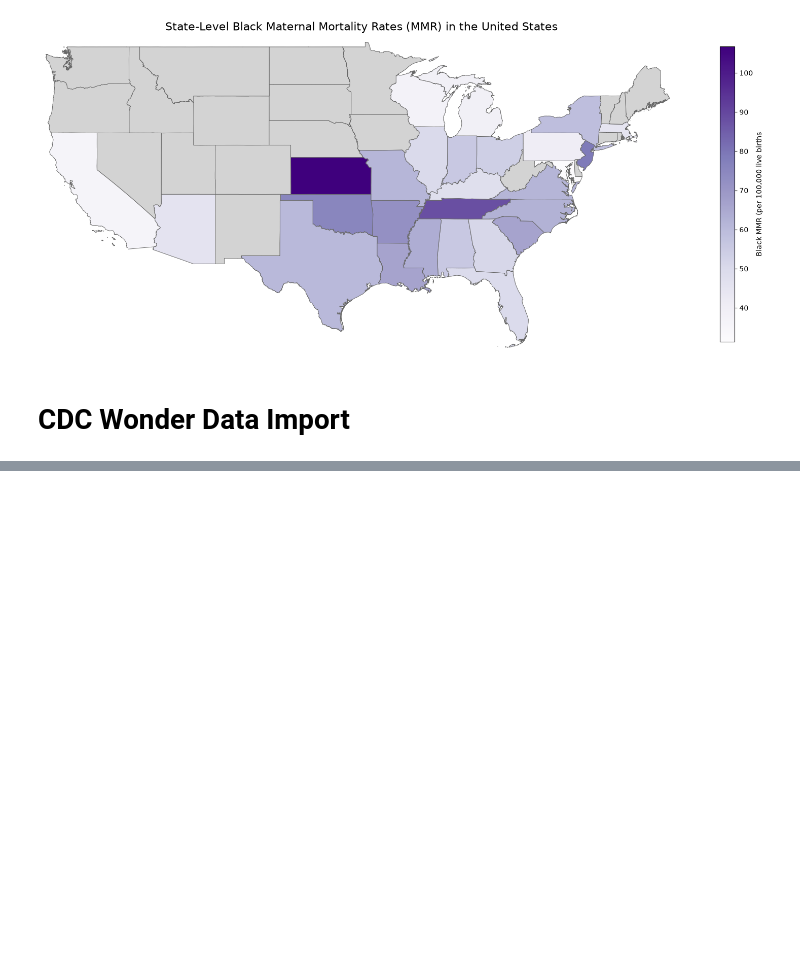
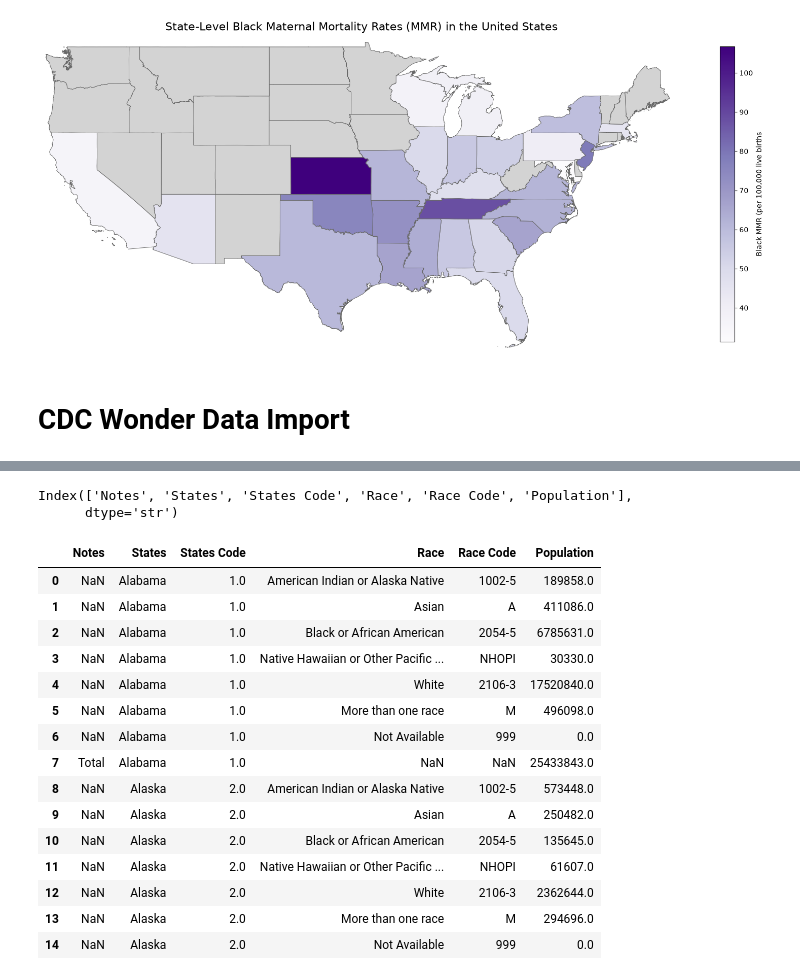
Before and after one commit to zebracodecat/zebra_MMR_Research_Milestone_2, a Jupyter notebook: mmr_analysis.ipynb, the cells around one changed output, grey strips where cells are left out. Drawn from its saved outputs; the diff is of its cells as text; code cells hidden in the pictures; blank space fills up the shorter version.

```diff
--- a/mmr_analysis.ipynb
+++ b/mmr_analysis.ipynb
@@ -275,0 +286,7 @@ plt.show()
+# %%
+# 1st the CDC Wonder Race Population Data
+# from Single-Race Population Estimates 2020-2024 by State and Single-Year Age Request
+
+race_population = pd.read_csv("race_population_2020-2024_state_cdc_wonder.csv", encoding="UTF-8")
+
+race_population.head()
@@ -275,0 +300,24 @@ plt.show()
+# %%
+race_population.columns
+# %% [output]
+Index(['Notes', 'States', 'States Code', 'Race', 'Race Code', 'Population'],
+      dtype='str')
+# %%
+race_population.head(15)
+# %% [output]
+|  | Notes | States | States Code | Race | Race Code | Population |
+| 0 | NaN | Alabama | 1.0 | American Indian or Alaska Native | 1002-5 | 189858.0 |
+| 1 | NaN | Alabama | 1.0 | Asian | A | 411086.0 |
+| 2 | NaN | Alabama | 1.0 | Black or African American | 2054-5 | 6785631.0 |
+| 3 | NaN | Alabama | 1.0 | Native Hawaiian or Other Pacific ... | NHOPI | 30330.0 |
+| 4 | NaN | Alabama | 1.0 | White | 2106-3 | 17520840.0 |
+| 5 | NaN | Alabama | 1.0 | More than one race | M | 496098.0 |
+| 6 | NaN | Alabama | 1.0 | Not Available | 999 | 0.0 |
+| 7 | Total | Alabama | 1.0 | NaN | NaN | 25433843.0 |
+| 8 | NaN | Alaska | 2.0 | American Indian or Alaska Native | 1002-5 | 573448.0 |
+| 9 | NaN | Alaska | 2.0 | Asian | A | 250482.0 |
+| 10 | NaN | Alaska | 2.0 | Black or African American | 2054-5 | 135645.0 |
+| 11 | NaN | Alaska | 2.0 | Native Hawaiian or Other Pacific ... | NHOPI | 61607.0 |
+| 12 | NaN | Alaska | 2.0 | White | 2106-3 | 2362644.0 |
+| 13 | NaN | Alaska | 2.0 | More than one race | M | 294696.0 |
+| 14 | NaN | Alaska | 2.0 | Not Available | 999 | 0.0 |
```
Also changed, not shown: parts of 28 cells of this notebook, 6 other files.
